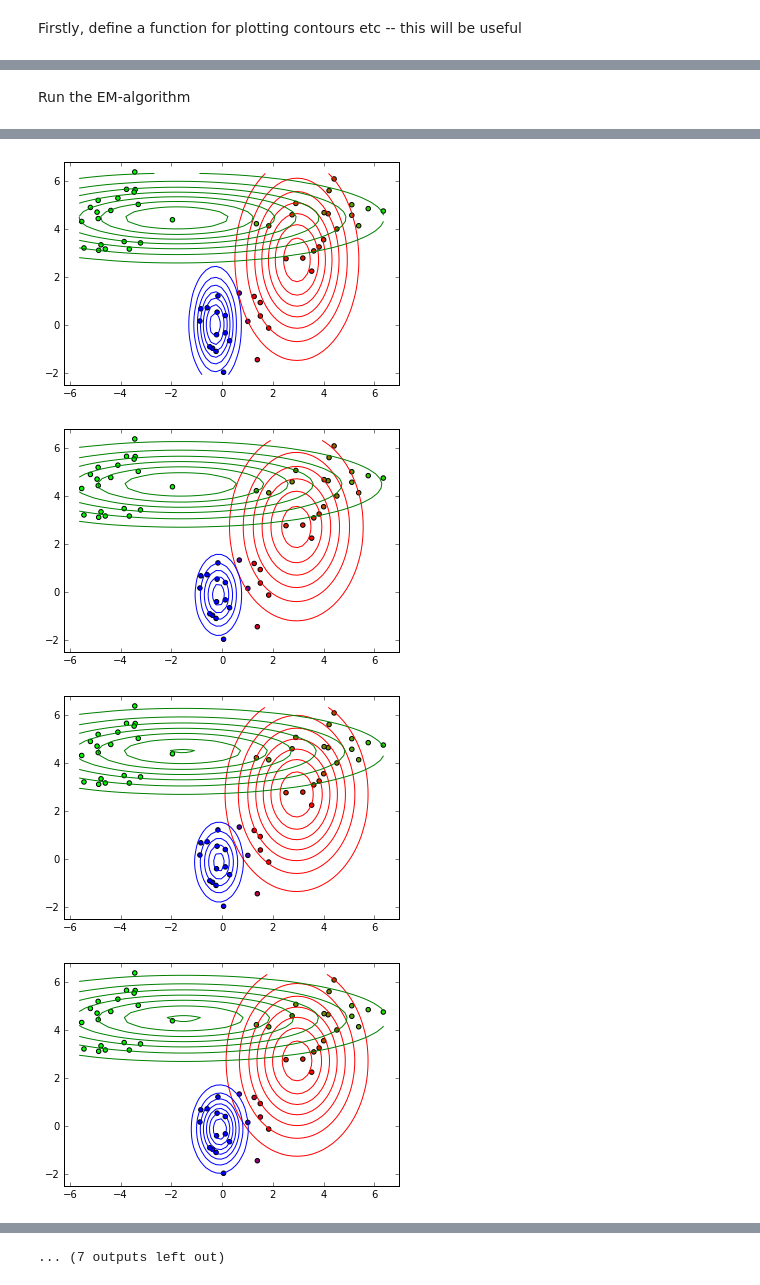
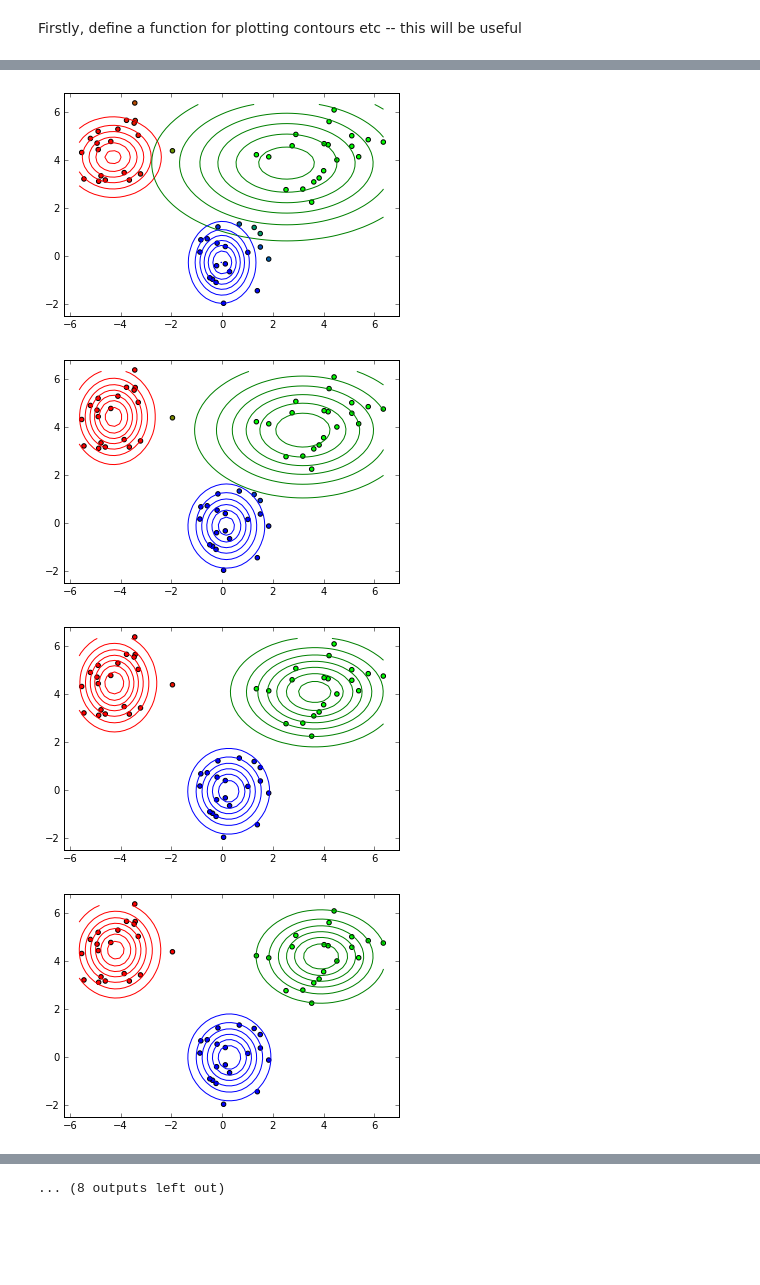
Before and after one commit to sdrogers/fcmlcode, a Jupyter notebook: labs/clustering/Gaussian_mixture.ipynb, the cells around one changed output, grey strips where cells are left out. Drawn from its saved outputs; the diff is of its cells as text; code cells hidden in the pictures; blank space fills up the shorter version.

```diff
--- a/labs/clustering/Gaussian_mixture.ipynb
+++ b/labs/clustering/Gaussian_mixture.ipynb
@@ -26,11 +26,8 @@ We will use a Gaussian mixture with *isotropic* covariance -- i.e., the covarian
 # %% [markdown]
 Firstly, define a function for plotting contours etc -- this will be useful
 # %%
-N = len(x)
-K = 3
-Z = np.random.rand(N,K)
-col = ['r','g','b']
 def mix_plot(data,mixpars):
+    col = ['r','g','b']
     plt.figure()
     plt.scatter(data[:,0],data[:,1],c=mixpars['Z'])
     xvals = np.arange(data[:,0].min()-0.1,data[:,0].max()+0.1,0.2)[:,None]
@@ -58,8 +47,16 @@ mix_pars['pi'] = (1.0/3.0)*np.ones(K)
-# %% [markdown]
-Run the EM-algorithm
 # %%
+mix_pars = {}
+mix_pars['mu'] = np.random.rand(K,2)*10 - 5
+mix_pars['ss'] = np.random.rand(K,2)
+Z = np.random.rand(N,K)
+Z /= (Z.sum(axis=1))[:,None]
+mix_pars['Z'] = Z
+mix_pars['pi'] = (1.0/3.0)*np.ones(K)
 
-max_its = 19
+
+# Run the algorithm
+
+max_its = 20
 for it in range(max_its):
     # Update z
     # Note that this is slooooow - could be written better
@@ -83,6 +80,9 @@ for it in range(max_its):
     # Update ss
     for k in range(K):
         mix_pars['ss'][k,:] = (((x - mix_pars['mu'][k,:])**2)*mix_pars['Z'][:,k][:,None]).sum(axis=0)/mix_pars['Z'][:,k].sum()
+        for d in range(2):
+            if mix_pars['ss'][k,d] < 1e-4:
+                mix_pars['ss'][k,d] = 1e-4 # minimum variance allowed - stops gaussians shrinking down onto one data point
 
     # Update Pi
     mix_pars['pi'] = mix_pars['Z'].sum(axis=0) + 0.00001*np.ones(K)
@@ -92,4 +92,4 @@ for it in range(max_its):
-[figure, old version]
+[figure, new version]
-[figure, old version]
+[figure, new version]
-[figure, old version]
+[figure, new version]
-[figure, old version]
+[figure, new version]
@@ -103 +103 @@ for it in range(max_its):
-... (7 outputs left out)
+... (8 outputs left out)
```
Also changed, not shown: parts of 3 cells of this notebook.
